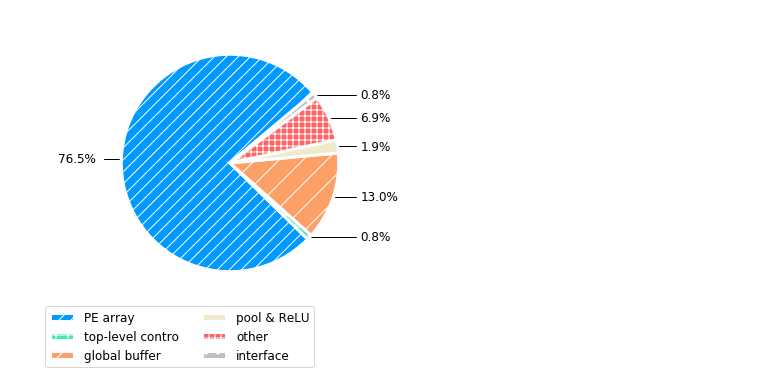
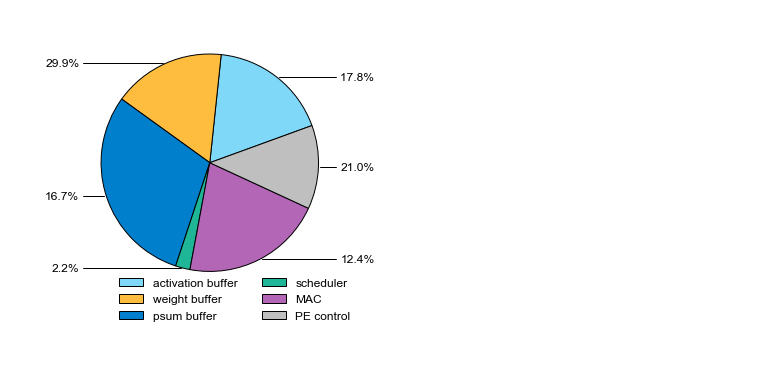
Before and after one commit to changchun-zhou/sagitta_fig, a Jupyter notebook: scripts/Voltage-Frequency-Scaling/Sagitta_Fig.ipynb, the cells around one changed output. Saved outputs shown, nothing was run; the diff lists cells and outputs as text; code cells hidden in the pictures; blank space fills up the shorter version.

```diff
--- a/scripts/Voltage-Frequency-Scaling/Sagitta_Fig.ipynb
+++ b/scripts/Voltage-Frequency-Scaling/Sagitta_Fig.ipynb
@@ -1095,37 +1211,37 @@ import matplotlib.pyplot as plt
 fontsize = 12
 radius = 1
 # top-level
-loc_legend = (-0.18,-0.25)
-legend = ['PE array', 'top-level contro', 'global buffer', 'pool & ReLU', 'other', 'interface']
-fig_name = 'top'
-startangle = 40
-area = np.array([12885986,129255, 2196810,
-327901,
-1154988,
-141859
+# loc_legend = (0.15,-0.1)
+# legend = ['PE array', 'top-level contro', 'global buffer', 'pool & ReLU', 'other', 'interface']
+# fig_name = 'top'
+# startangle = 40
+# area = np.array([12885986,129255, 2196810,
+# 327901,
+# 1154988,
+# 141859
+# ])
+
+labels = ['{:.1f}% '.format(area[0]/sum(area)*100), '{:.1f}%'.format(area[1]/sum(area)*100), '{:.1f}%'.format(area[2]/sum(area)*100), '{:.1f}%'.format(area[3]/sum(area)*100), '{:.1f}%'.format(area[4]/sum(area)*100), '{:.1f}%'.format(area[5]/sum(area)*100)]
+colors = [(128/255, 216/255, 248/255), (1, 189/255, 63/255), (0,128/255, 204/255), (30/255, 182/255, 150/255), (180/255,102/255, 182/255), (191/255, 191/255, 191/255)]
+
+# intra-PE
+loc_legend = (0.15,-0.1)
+legend = ['activation buffer', 'weight buffer', 'psum buffer', 'scheduler', 'MAC', 'PE control']
+fig_name = 'intra-PE'
+startangle= 20
+area = np.array([
+139604,
+131362,
+234684,
+16977,
+165240,
+97781
 ])
 
-labels = ['{:.1f}% '.format(area[0]/sum(area)*100), '{:.1f}%'.format(area[1]/sum(area)*100), '{:.1f}%'.format(area[2]/sum(area)*100), '{:.1f}%'.format(area[3]/sum(area)*100), '{:.1f}%'.format(area[4]/sum(area)*100), '{:.1f}%'.format(area[5]/sum(area)*100)]
-colors = [(128/255, 216/255, 248/255), (99/255, 224/255, 196/255), (253/255, 160/255, 103/255), (238/255, 234/255, 204/255), (255/255, 177/255, 177/255), (191/255, 191/255, 191/255)]
-
-# intra-PE
-# loc_legend = (-0.18,-0.25)
-# legend = ['activation buffer', 'weight buffer', 'psum buffer', 'scheduler', 'MAC', 'PE control']
-# fig_name = 'intra-PE'
-# startangle= 20
-# area = np.array([
-# 139604,
-# 131362,
-# 234684,
-# 16977,
-# 165240,
-# 97781
-# ])
-
-# labels = ['{:.1f}% '.format(area[0]/sum(area)*100), '{:.1f}%'.format(area[2]/sum(area)*100), '{:.1f}%'.format(area[1]/sum(area)*100), '{:.1f}%'.format(area[3]/sum(area)*100), '{:.1f}%'.format(area[5]/sum(area)*100), '{:.1f}%'.format(area[4]/sum(area)*100)]
+labels = ['{:.1f}% '.format(area[0]/sum(area)*100), '{:.1f}%'.format(area[2]/sum(area)*100), '{:.1f}%'.format(area[1]/sum(area)*100), '{:.1f}%'.format(area[3]/sum(area)*100), '{:.1f}%'.format(area[5]/sum(area)*100), '{:.1f}%'.format(area[4]/sum(area)*100)]
 
 
-colors = [(0/255, 153/255, 255/255), (67/255, 230/255, 184/255), (253/255, 160/255, 103/255), (238/255, 234/255, 204/255), (255/255, 100/255, 100/255), (191/255, 191/255, 191/255)]
+# colors = [(0/255,173/255,186/255), (67/255, 230/255, 184/255), (253/255, 160/255, 103/255), (238/255, 234/255, 204/255), (255/255, 100/255, 100/255), (191/255, 191/255, 191/255)]
 
 # colors = [(0/255, 153/255, 255/255), (215/255, 227/255, 191/255), (255/255, 242/255, 204/255), (183/255, 221/255, 232/255), (238/255, 234/255, 242/255), (191/255, 191/255, 191/255)]
 
@@ -1137,14 +1253,14 @@ data = {"PE": 120, "电子": 90, "计算机": 50, "经管": 60, "建筑": 100, "
 # 构造数据
 data = pd.DataFrame([data])
 # 绘制圆环图，并返回饼块对象
-wedges, texts = plt.pie(area, colors=colors, startangle=startangle, radius=radius, wedgeprops={'linewidth': 3, 'edgecolor': "white"})
+wedges, texts = plt.pie(area, colors=colors, startangle=startangle, radius=radius, wedgeprops={'linewidth': 1, 'edgecolor': "white"})
 # 构造annotate函数的**kwargs参数，设置引导线线型
 kw = dict(arrowprops=dict(arrowstyle="-"), zorder=0, va="center")
-wedges[0].set_hatch('//')
-wedges[1].set_hatch('+')
-wedges[2].set_hatch('/')
-wedges[4].set_hatch('++')
-wedges[5].set_hatch('.')
+# wedges[0].set_hatch('//')
+# wedges[1].set_hatch('+')
+# wedges[2].set_hatch('/')
+# wedges[4].set_hatch('++')
+# wedges[5].set_hatch('.')
 # 遍历饼块绘制注释标签和引导线
 for i, p in enumerate(wedges):
     # 根据matplotlib.patches.Wedge对象的theta1和theta2参数计算饼块均分点的角度
@@ -1183,7 +1299,7 @@ for i, p in enumerate(wedges):
 # plt.title("专业人数占比")
 
 
-plt.legend(wedges, legend, loc=loc_legend, ncol=2, fontsize=fontsize)
+plt.legend(wedges, legend, loc=loc_legend, ncol=2, fontsize=fontsize, frameon=False)
 plt.savefig('../../generate/area_'+fig_name+'.svg', format='svg')
 plt.show()
 # %% [output]
@@ -1196,3 +1312,3 @@ plt.show()
-[figure, old version]
+[figure, new version]
 # %%
 
```
Also changed, not shown: parts of 15 cells of this notebook.
